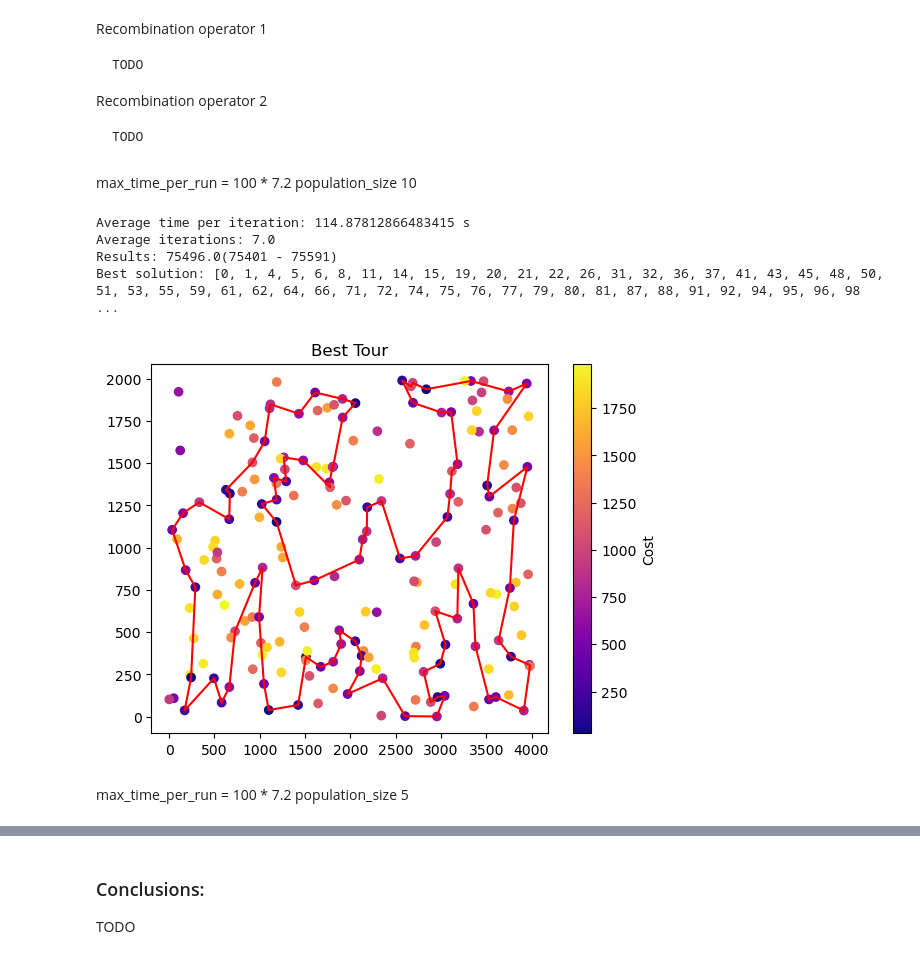
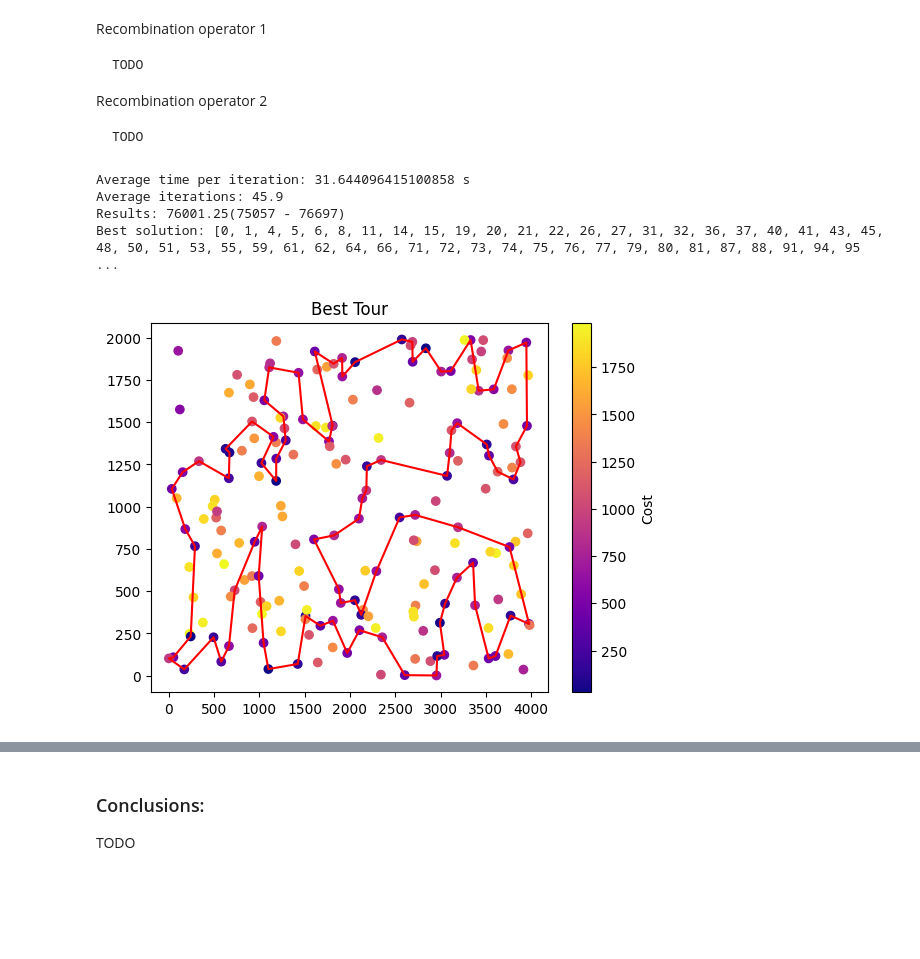
Before and after one commit to Oskshust/evo_comp, a Jupyter notebook: 9/raport.ipynb, the cells around one changed output, grey strips where cells are left out. Cells and saved outputs as stored; diff of their text form; code cells hidden in the pictures; blank space fills up the shorter version.

```diff
--- a/9/raport.ipynb
+++ b/9/raport.ipynb
@@ -39,16 +39,11 @@ a = "../data/TSPA.csv"
 b = "../data/TSPB.csv"
 c = "../data/TSPC.csv"
 d = "../data/TSPD.csv"
-# %% [markdown]
-max_time_per_run = 100 * 7.2
-population_size 10
 # %%
-run_hea(a, n_runs=2)
+run_hea(a)
 # %% [output]
-Average time per iteration: 114.87812866483415 s
-Average iterations: 7.0
-Results: 75496.0(75401 - 75591)
-Best solution: [0, 1, 4, 5, 6, 8, 11, 14, 15, 19, 20, 21, 22, 26, 31, 32, 36, 37, 41, 43, 45, 48, 50, 51, 53, 55, 59, 61, 62, 64, 66, 71, 72, 74, 75, 76, 77, 79, 80, 81, 87, 88, 91, 92, 94, 95, 96, 98 ...
+Average time per iteration: 31.644096415100858 s
+Average iterations: 45.9
+Results: 76001.25(75057 - 76697)
+Best solution: [0, 1, 4, 5, 6, 8, 11, 14, 15, 19, 20, 21, 22, 26, 27, 31, 32, 36, 37, 40, 41, 43, 45, 48, 50, 51, 53, 55, 59, 61, 62, 64, 66, 71, 72, 73, 74, 75, 76, 77, 79, 80, 81, 87, 88, 91, 94, 95 ...
-[figure, old version]
+[figure, new version]
-# %% [markdown]
-max_time_per_run = 100 * 7.2 population_size 5
```
Also changed, not shown: parts of 7 cells of this notebook, 2 other files.
